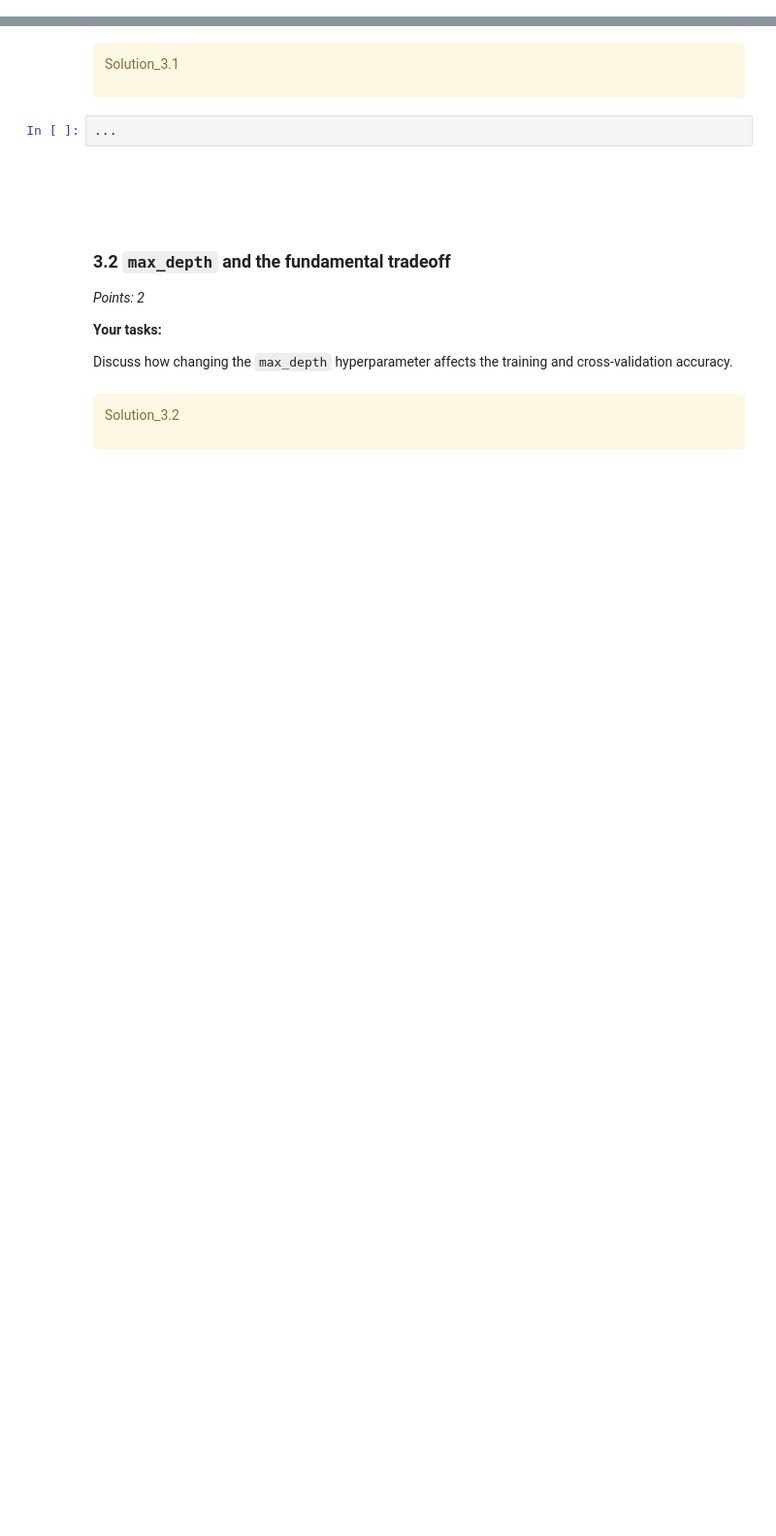
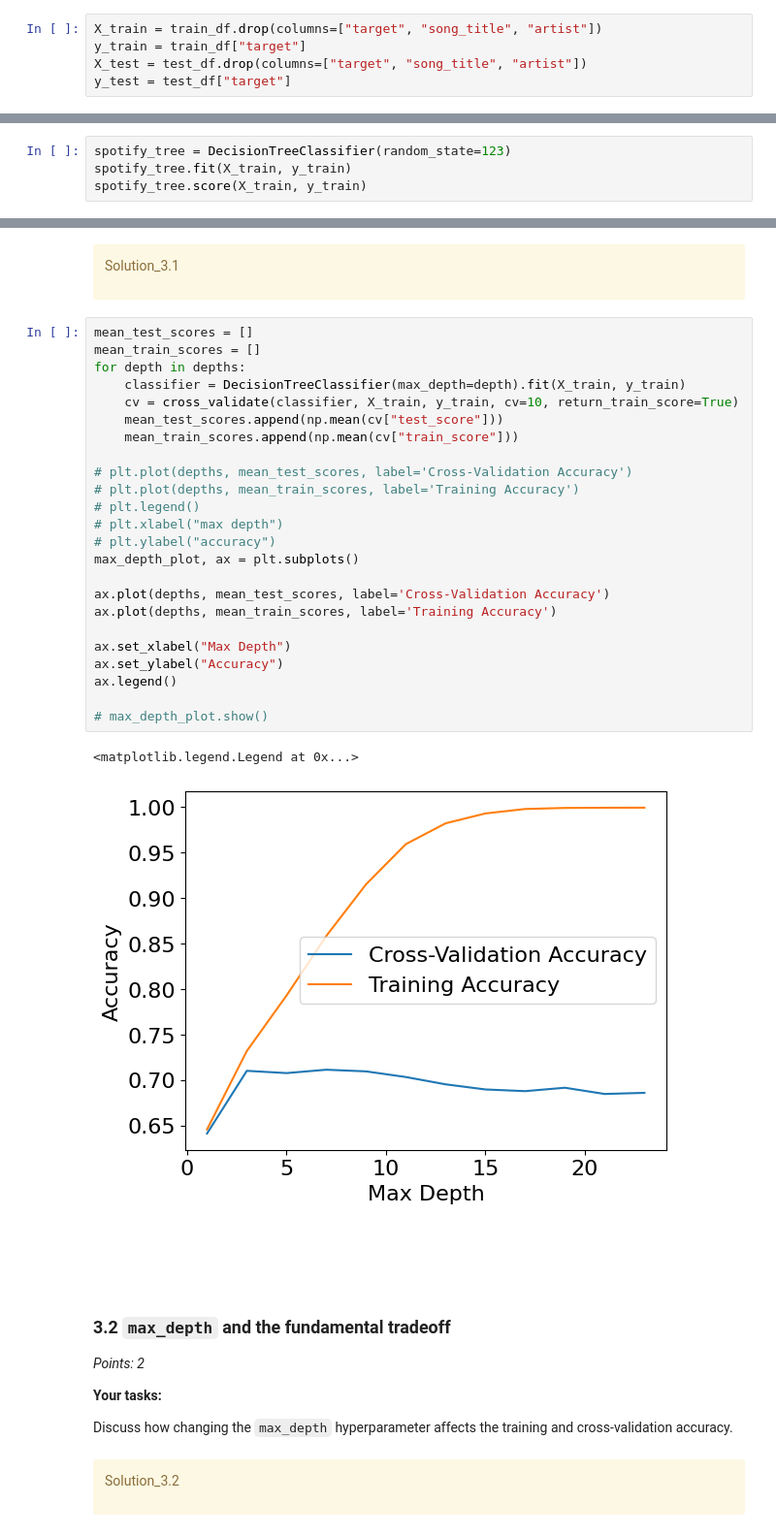
Before and after one commit to elewites/cpsc_330_hws, a Jupyter notebook: hw2/hw2.ipynb, the cells around one changed output, grey strips where cells are left out. Shown at 97% size. Drawn from its saved outputs; the diff is of its cells as text; blank space fills up the shorter version.

```diff
--- a/hw2/hw2.ipynb
+++ b/hw2/hw2.ipynb
@@ -203,0 +264,5 @@ Solution_2.1
+# %%
+X_train = train_df.drop(columns=["target", "song_title", "artist"])
+y_train = train_df["target"]
+X_test = test_df.drop(columns=["target", "song_title", "artist"])
+y_test = test_df["target"]
@@ -222,0 +293,4 @@ Solution_2.2
+# %%
+spotify_tree = DecisionTreeClassifier(random_state=123)
+spotify_tree.fit(X_train, y_train)
+spotify_tree.score(X_train, y_train)
@@ -324,8 +426,33 @@ depths
 Solution_3.1
 
 </div>
-# %%
-...
+# %%
+mean_test_scores = []
+mean_train_scores = []
+for depth in depths:
+    classifier = DecisionTreeClassifier(max_depth=depth).fit(X_train, y_train)
+    cv = cross_validate(classifier, X_train, y_train, cv=10, return_train_score=True)
+    mean_test_scores.append(np.mean(cv["test_score"]))
+    mean_train_scores.append(np.mean(cv["train_score"]))
+
+# plt.plot(depths, mean_test_scores, label='Cross-Validation Accuracy')
+# plt.plot(depths, mean_train_scores, label='Training Accuracy')
+# plt.legend()
+# plt.xlabel("max depth")
+# plt.ylabel("accuracy")
+max_depth_plot, ax = plt.subplots()
+
+ax.plot(depths, mean_test_scores, label='Cross-Validation Accuracy')
+ax.plot(depths, mean_train_scores, label='Training Accuracy')
+
+ax.set_xlabel("Max Depth")
+ax.set_ylabel("Accuracy")
+ax.legend()
+
+# max_depth_plot.show()
+# %% [output]
+<matplotlib.legend.Legend at 0x...>
+[figure, added]
 # %% [markdown]
 <br><br>
 # %% [markdown]
```
Also changed, not shown: parts of 38 cells of this notebook, 5 other files.
